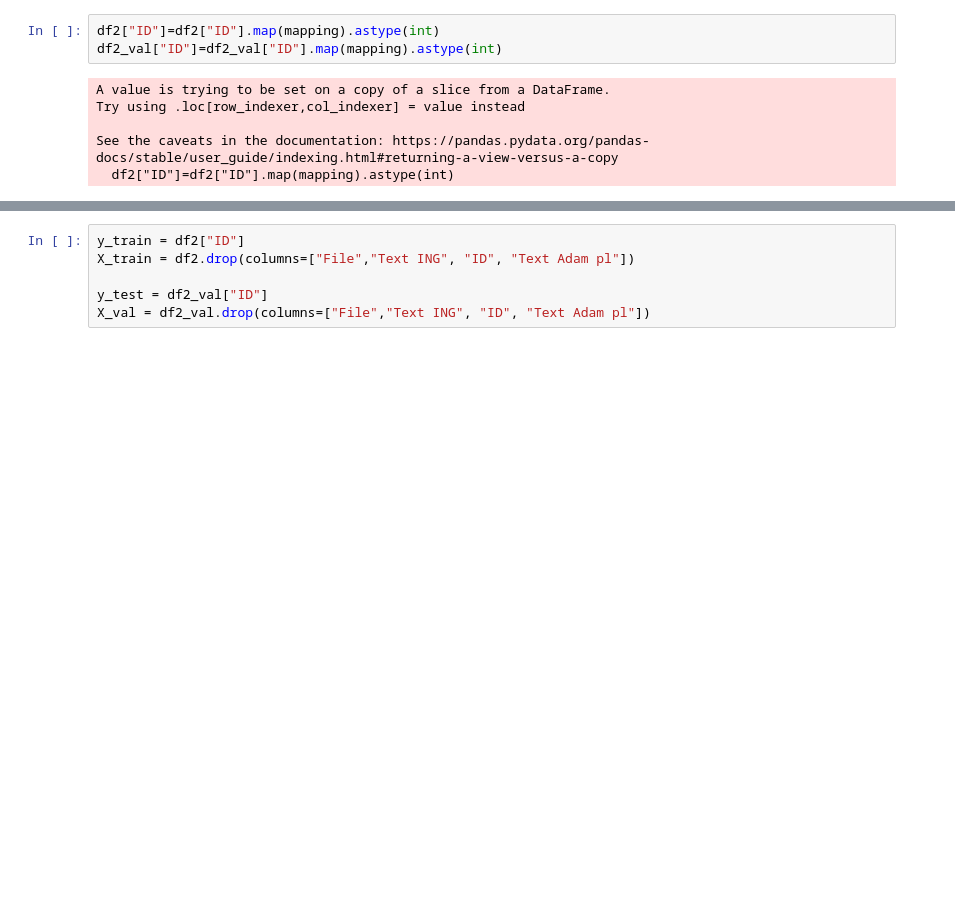
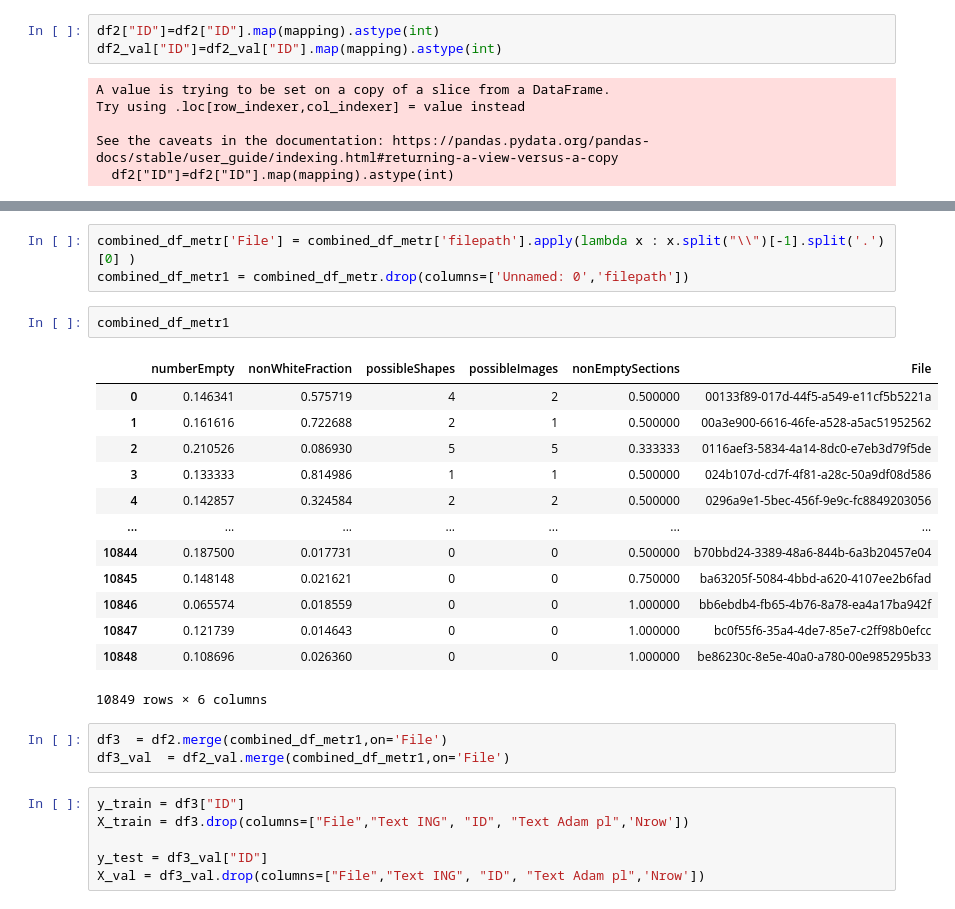
Before and after one commit to szymonsm/HackING_mISIe, a Jupyter notebook: first_model.ipynb, the cells around one changed output, grey strips where cells are left out. Cells and saved outputs as stored; diff of their text form; blank space fills up the shorter version.

```diff
--- a/first_model.ipynb
+++ b/first_model.ipynb
@@ -308,6 +354,28 @@ See the caveats in the documentation: https://pandas.pydata.org/pandas-docs/stab
+# %%
+combined_df_metr['File'] = combined_df_metr['filepath'].apply(lambda x : x.split("\\")[-1].split('.')[0] )
+combined_df_metr1 = combined_df_metr.drop(columns=['Unnamed: 0','filepath'])
+# %%
+combined_df_metr1
+# %% [output]
+|  | numberEmpty | nonWhiteFraction | possibleShapes | possibleImages | nonEmptySections | File |
+| 0 | 0.146341 | 0.575719 | 4 | 2 | 0.500000 | 00133f89-017d-44f5-a549-e11cf5b5221a |
+| 1 | 0.161616 | 0.722688 | 2 | 1 | 0.500000 | 00a3e900-6616-46fe-a528-a5ac51952562 |
+| 2 | 0.210526 | 0.086930 | 5 | 5 | 0.333333 | 0116aef3-5834-4a14-8dc0-e7eb3d79f5de |
+| 3 | 0.133333 | 0.814986 | 1 | 1 | 0.500000 | 024b107d-cd7f-4f81-a28c-50a9df08d586 |
+| 4 | 0.142857 | 0.324584 | 2 | 2 | 0.500000 | 0296a9e1-5bec-456f-9e9c-fc8849203056 |
+| ... | ... | ... | ... | ... | ... | ... |
+| 10844 | 0.187500 | 0.017731 | 0 | 0 | 0.500000 | b70bbd24-3389-48a6-844b-6a3b20457e04 |
+| 10845 | 0.148148 | 0.021621 | 0 | 0 | 0.750000 | ba63205f-5084-4bbd-a620-4107ee2b6fad |
+| 10846 | 0.065574 | 0.018559 | 0 | 0 | 1.000000 | bb6ebdb4-fb65-4b76-8a78-ea4a17ba942f |
+| 10847 | 0.121739 | 0.014643 | 0 | 0 | 1.000000 | bc0f55f6-35a4-4de7-85e7-c2ff98b0efcc |
+| 10848 | 0.108696 | 0.026360 | 0 | 0 | 1.000000 | be86230c-8e5e-40a0-a780-00e985295b33 |
+10849 rows × 6 columns
+# %%
+df3  = df2.merge(combined_df_metr1,on='File')
+df3_val  = df2_val.merge(combined_df_metr1,on='File')
 # %%
-y_train = df2["ID"]
-X_train = df2.drop(columns=["File","Text ING", "ID", "Text Adam pl"])
+y_train = df3["ID"]
+X_train = df3.drop(columns=["File","Text ING", "ID", "Text Adam pl",'Nrow'])
 
-y_test = df2_val["ID"]
-X_val = df2_val.drop(columns=["File","Text ING", "ID", "Text Adam pl"])
+y_test = df3_val["ID"]
+X_val = df3_val.drop(columns=["File","Text ING", "ID", "Text Adam pl",'Nrow'])
```
Also changed, not shown: parts of 17 cells of this notebook, 1 other file.
